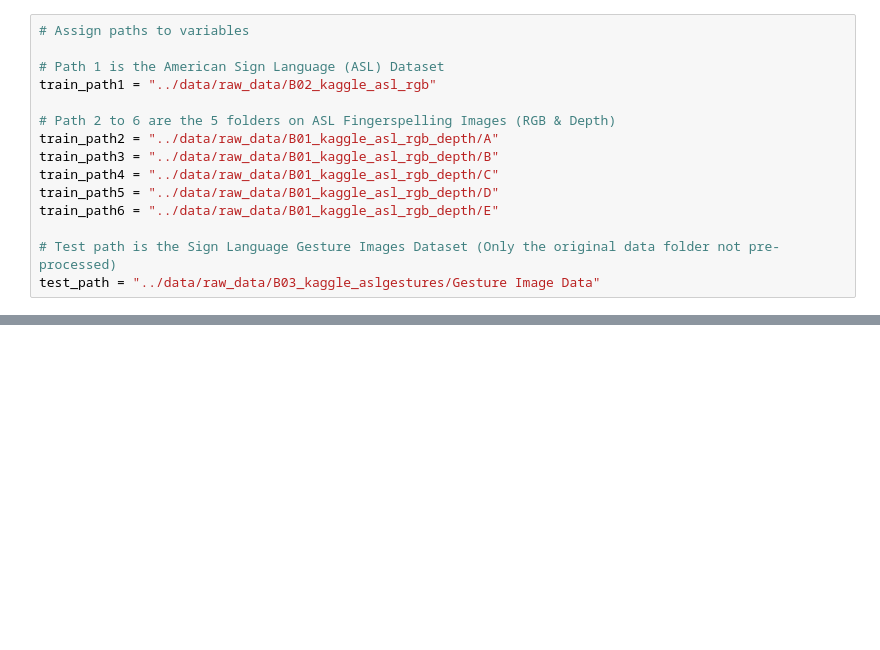
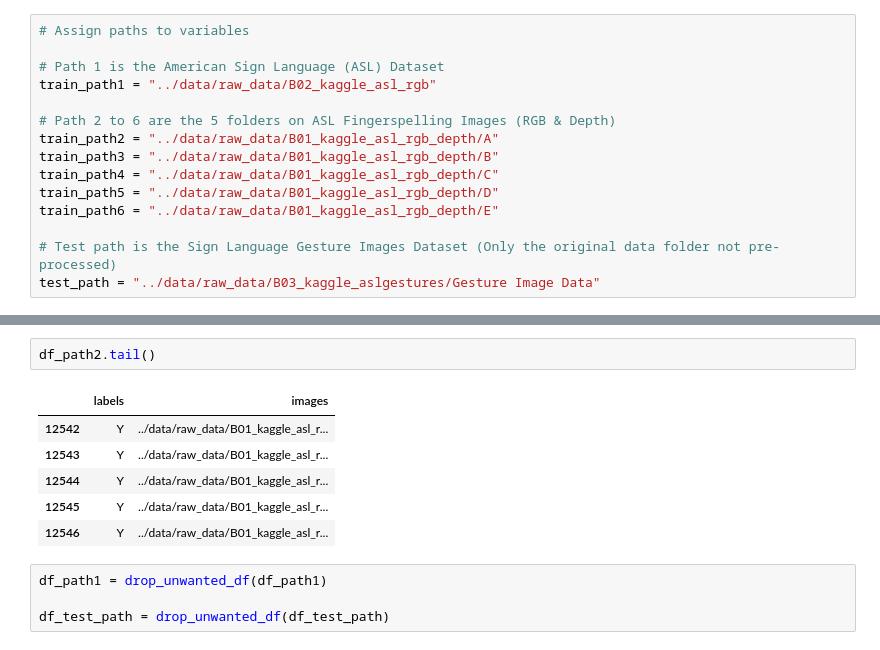
Before and after one commit to notFonz/HandSpell, a Jupyter notebook: notebooks/notFonz_datacleaning.ipynb, the cells around one changed output, grey strips where cells are left out. Drawn from its saved outputs; the diff is of its cells as text; blank space fills up the shorter version.

```diff
--- a/notebooks/notFonz_datacleaning.ipynb
+++ b/notebooks/notFonz_datacleaning.ipynb
@@ -25,0 +57,13 @@ print(os.listdir(train_path1))
+# %%
+df_path2.tail()
+# %% [output]
+|  | labels | images |
+| 12542 | Y | ../data/raw_data/B01_kaggle_asl_r... |
+| 12543 | Y | ../data/raw_data/B01_kaggle_asl_r... |
+| 12544 | Y | ../data/raw_data/B01_kaggle_asl_r... |
+| 12545 | Y | ../data/raw_data/B01_kaggle_asl_r... |
+| 12546 | Y | ../data/raw_data/B01_kaggle_asl_r... |
+# %%
+df_path1 = drop_unwanted_df(df_path1)
+
+df_test_path = drop_unwanted_df(df_test_path)
```
Also changed, not shown: parts of 12 cells of this notebook, 1 other file.
